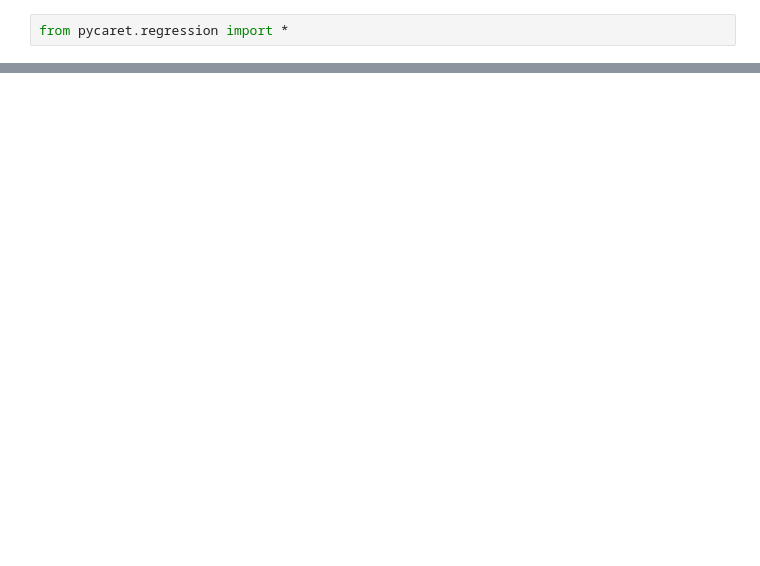
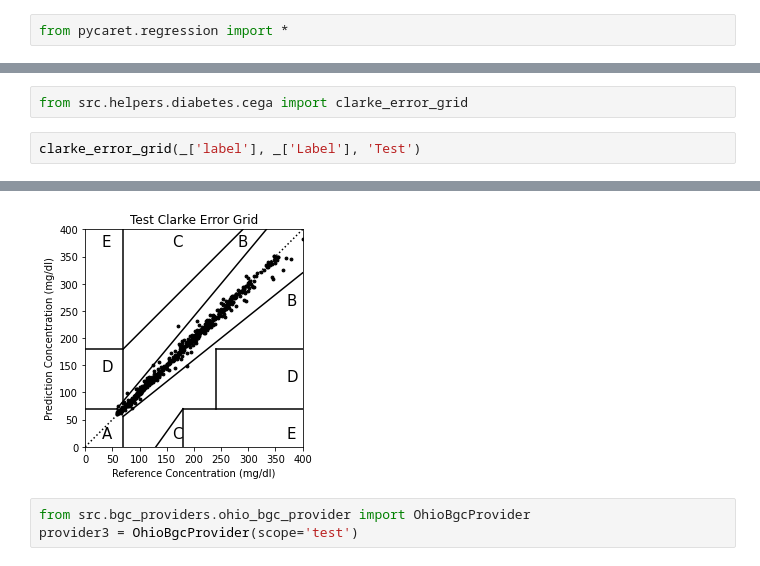
Before and after one commit to spitoglou/diabetes, a Jupyter notebook: sandbox.ipynb, the cells around one changed output, grey strips where cells are left out. Saved outputs shown, nothing was run; the diff lists cells and outputs as text; blank space fills up the shorter version.

```diff
--- a/sandbox.ipynb
+++ b/sandbox.ipynb
@@ -120,0 +207,5 @@ predict_model(et)
+# %%
+from src.helpers.diabetes.cega import clarke_error_grid
+# %%
+clarke_error_grid(_['label'], _['Label'], 'Test')
+# %% [output]
@@ -120,0 +214,4 @@ predict_model(et)
+[figure, added]
+# %%
+from src.bgc_providers.ohio_bgc_provider import OhioBgcProvider
+provider3 = OhioBgcProvider(scope='test')
```
Also changed, not shown: parts of 14 cells of this notebook, 3 other files.
